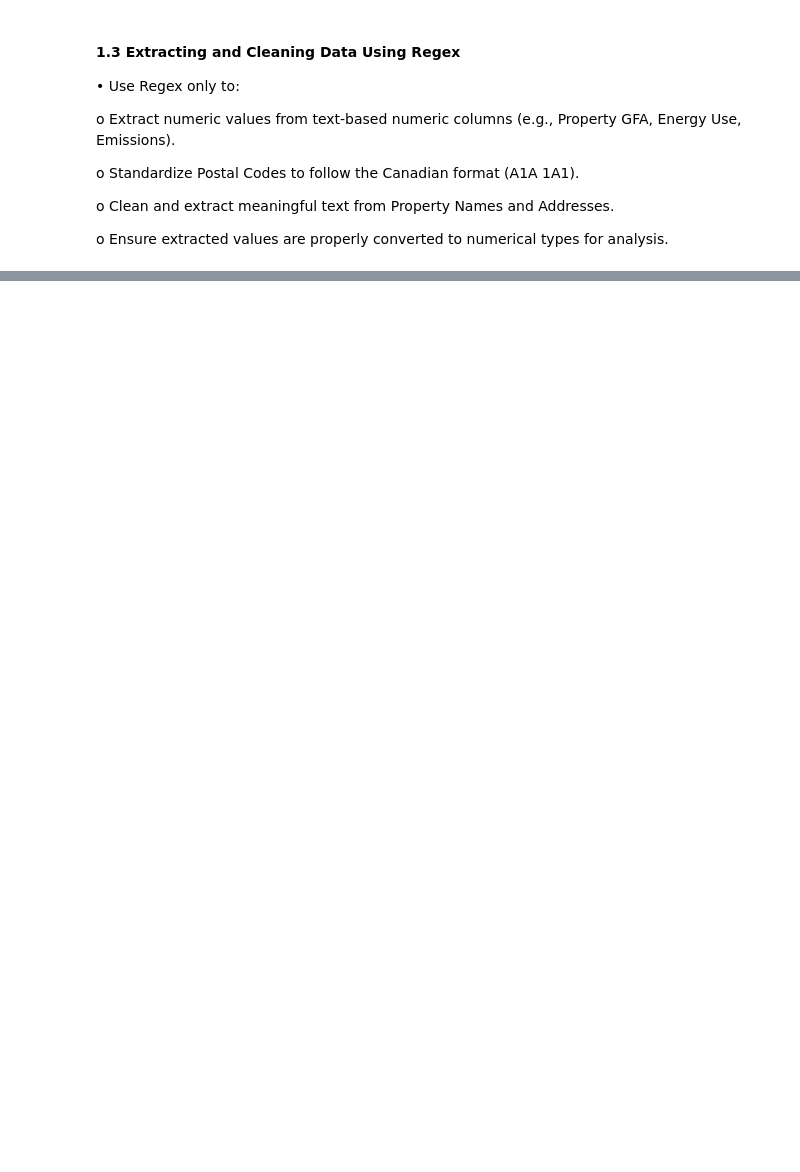
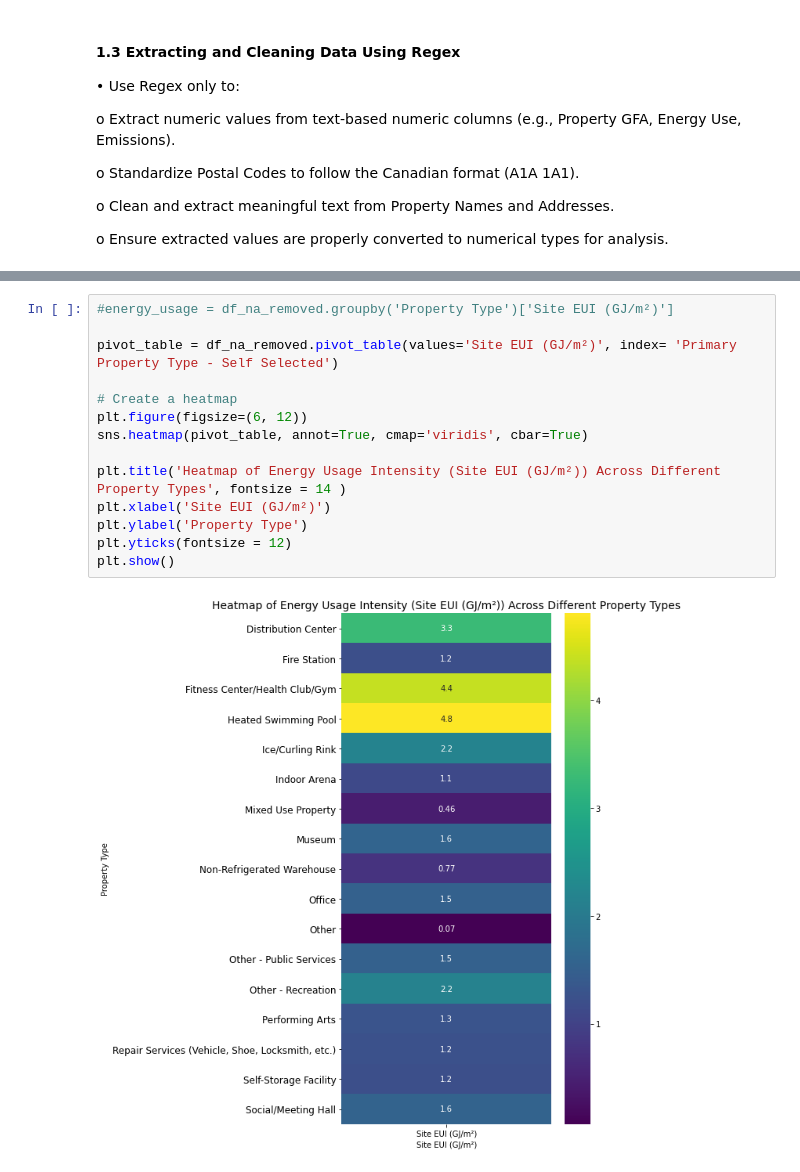
Before and after one commit to RaoDeepikaG/Building-Energy-Benchmarking, a Jupyter notebook: hw4.ipynb, the cells around one changed output, grey strips where cells are left out. Drawn from its saved outputs; the diff is of its cells as text; blank space fills up the shorter version.

```diff
--- a/hw4.ipynb
+++ b/hw4.ipynb
@@ -478,0 +559,16 @@ df_na_removed.nlargest(5, 'Site Energy Use (GJ)')[['Property Name', 'Site Energy
+# %%
+#energy_usage = df_na_removed.groupby('Property Type')['Site EUI (GJ/m²)']
+
+pivot_table = df_na_removed.pivot_table(values='Site EUI (GJ/m²)', index= 'Primary Property Type - Self Selected')
+
+# Create a heatmap
+plt.figure(figsize=(6, 12))
+sns.heatmap(pivot_table, annot=True, cmap='viridis', cbar=True)
+
+plt.title('Heatmap of Energy Usage Intensity (Site EUI (GJ/m²)) Across Different Property Types', fontsize = 14 )
+plt.xlabel('Site EUI (GJ/m²)')
+plt.ylabel('Property Type')
+plt.yticks(fontsize = 12)
+plt.show()
+# %% [output]
+[figure, added]
```
Also changed, not shown: parts of 105 cells of this notebook.
